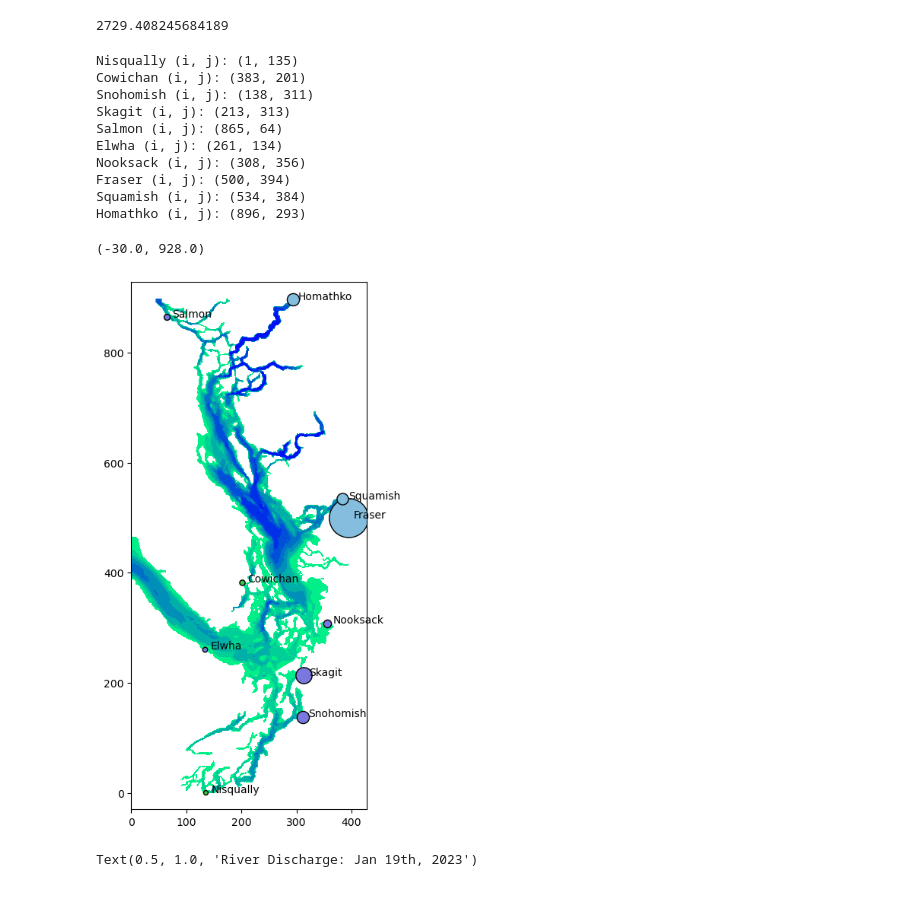
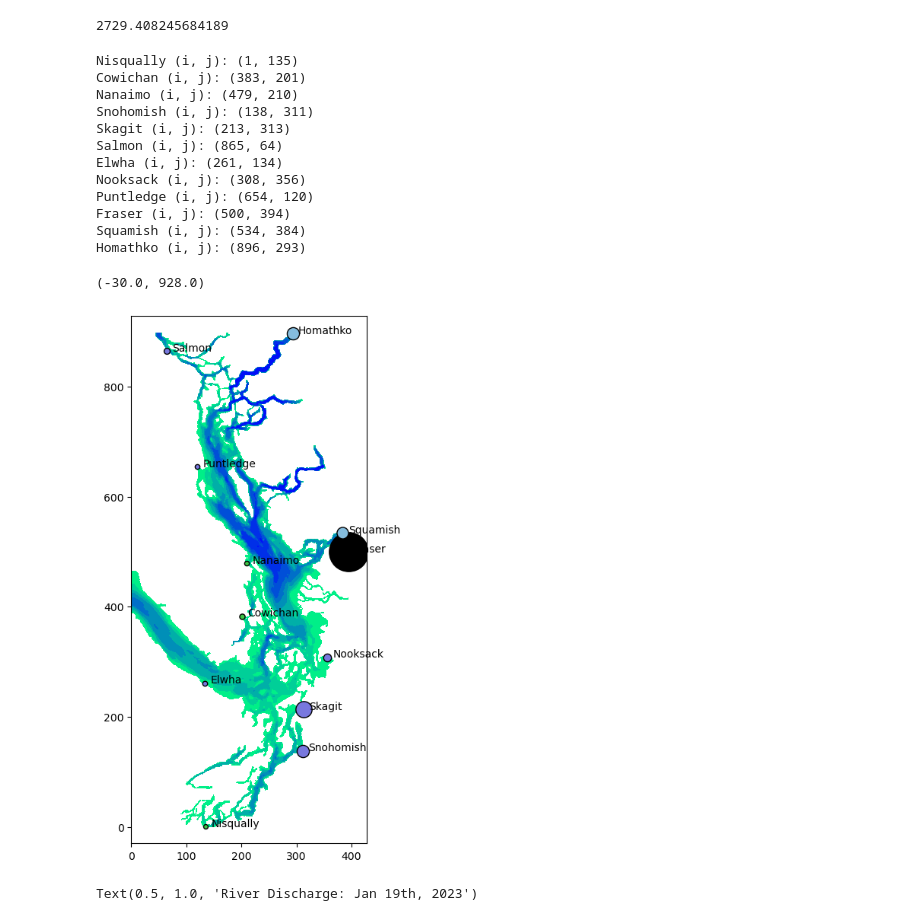
Before and after one commit to SalishSeaCast/analysis-cassidy, a Jupyter notebook: notebooks/compare_daily_river/compare_river_flows.ipynb, the cells around one changed output. Drawn from its saved outputs; the diff is of its cells as text; code cells hidden in the pictures.

```diff
--- a/notebooks/compare_daily_river/compare_river_flows.ipynb
+++ b/notebooks/compare_daily_river/compare_river_flows.ipynb
@@ -35,4 +35,8 @@ Cowichan_Lake = pd.read_csv('CowichanLake.csv',header=1)
 Cowichan_Lake = Cowichan_Lake[Cowichan_Lake['PARAM'] == 1]
 Fraser = pd.read_csv('Fraser_Hope.csv',header=1)
 Fraser = Fraser[Fraser['PARAM'] == 1]
+Nanaimo = pd.read_csv('NanaimoCassidy.csv',header=1)
+Nanaimo = Nanaimo[Nanaimo['PARAM'] == 1]
+Puntledge = pd.read_csv('PuntledgeCourtney.csv',header=1)
+Puntledge = Puntledge[Puntledge['PARAM'] == 1]
 # Elwha = pd.read_csv('ElwhaMcdonald.csv',header=1)
@@ -144,3 +179,18 @@ Cowichan_Lake = pd.DataFrame(np.vstack((January.to_numpy(), February.to_numpy(),
+# %%
+January = wrangle_df(Puntledge, 'Jan', 1, 31)
+February = wrangle_df(Puntledge, 'Feb', 2, 28)
+March = wrangle_df(Puntledge, 'Mar', 3, 31)
+April = wrangle_df(Puntledge, 'Apr', 4, 30)
+May = wrangle_df(Puntledge, 'May', 5, 31)
+June = wrangle_df(Puntledge, 'Jun', 6, 30)
+July = wrangle_df(Puntledge, 'Jul', 7, 31)
+August = wrangle_df(Puntledge, 'Aug', 8, 31)
+September = wrangle_df(Puntledge, 'Sep', 9, 30)
+October = wrangle_df(Puntledge, 'Oct', 10, 31)
+November = wrangle_df(Puntledge, 'Nov', 11, 30)
+December = wrangle_df(Puntledge, 'Dec', 12, 31)
+
+Puntledge = pd.DataFrame(np.vstack((January.to_numpy(), February.to_numpy(), March.to_numpy(), April.to_numpy(), May.to_numpy(), June.to_numpy(), July.to_numpy(), August.to_numpy(), September.to_numpy(), October.to_numpy(), November.to_numpy(), December.to_numpy())), columns= ['YYYY', 'DD', 'DISCHARGE', 'MM'])
 # %%
 ## need to add month here? so that i can sort by both
 
@@ -370,3 +420,12 @@ ax.legend()
 # %% [output]
 <matplotlib.legend.Legend at 0x...>
 [figure]
+# %%
+Nanaimo_avg = Nanaimo[['MM', 'DD', 'DISCHARGE']].groupby(by=['MM', 'DD']).mean()
+
+fig, ax = plt.subplots(1, 1, figsize=(9, 4))
+
+ax.plot(range(len(Nanaimo_avg['DISCHARGE'])), Nanaimo_avg['DISCHARGE'])
+
+ax.set_ylabel(r'Flow ($m^3/s$)')
+ax.set_title('Nanaimo gauged river flow avg over all data')
@@ -372,0 +449,9 @@ ax.legend()
+# %%
+Puntledge_avg = Puntledge[['MM', 'DD', 'DISCHARGE']].groupby(by=['MM', 'DD']).mean()
+
+fig, ax = plt.subplots(1, 1, figsize=(9, 4))
+
+ax.plot(range(len(Puntledge_avg['DISCHARGE'])), Puntledge_avg['DISCHARGE'])
+
+ax.set_ylabel(r'Flow ($m^3/s$)')
+ax.set_title('Puntledge gauged river flow avg over all data')
@@ -544,35 +648,39 @@ ax.contourf(bathymetry.Bathymetry[:, :jmax], cmap='winter_r')
 # rainfall
 plot_head('puget','NisquallyMcAllister','Nisqually', '#41c447', np.mean(Nisqually_avg['DISCHARGE'])/2, 'rainfall')
 plot_head('evi_s','Cowichan1','Cowichan', '#41c447', np.mean(Cowichan_avg['DISCHARGE'])/2, 'rainfall')  # others
+plot_head('evi_s','Nanaimo1','Nanaimo', '#41c447', np.mean(Nanaimo_avg['DISCHARGE'])/2, 'rainfall')  # others
 
 # mixed
 plot_head('skagit','SnohomishAllenQuilceda','Snohomish', '#7878de', np.mean(Snohomish_avg['DISCHARGE'])/2, 'mixed')
 plot_head('skagit','Skagit1','Skagit', '#7878de', np.mean(Skagit_avg['DISCHARGE'])/2, 'mixed')  # others
 plot_head('evi_n','SalmonSayward','Salmon', '#7878de', np.mean(Salmon_avg['DISCHARGE'])/2, 'mixed')
 plot_head('jdf','Elwha','Elwha', '#7878de', np.mean(Elwha_avg['DISCHARGE'])/2, 'mixed')
 plot_head('fraser','Nooksack','Nooksack', '#7878de', np.mean(Nooksack_avg['DISCHARGE'])/2, 'mixed')  # others
+plot_head('evi_s','Puntledge','Puntledge', '#7878de', np.mean(Puntledge_avg['DISCHARGE'])/2, 'mixed')  # others
 
 # glacial
-plot_head('fraser','Fraser','Fraser', '#85bdde', np.mean(Fraser_avg['DISCHARGE'])/2, 'glacial')
+plot_head('fraser','Fraser','Fraser', '#000000', np.mean(Fraser_avg['DISCHARGE'])/2, 'snowmelt')
 plot_head('howe','Squamish','Squamish', '#85bdde', np.mean(Squamish_avg['DISCHARGE'])/2, 'glacial')
 plot_head('bute','Homathko','Homathko', '#85bdde', np.mean(Homathko_avg['DISCHARGE'])/2, 'glacial')
 
 # ax.legend()
 ax.set_xlim(jmin, jmax+30)
 ax.set_ylim(imin-30, imax+30)
 # %% [output]
 Nisqually (i, j): (1, 135)
 Cowichan (i, j): (383, 201)
+Nanaimo (i, j): (479, 210)
 Snohomish (i, j): (138, 311)
 Skagit (i, j): (213, 313)
 Salmon (i, j): (865, 64)
 Elwha (i, j): (261, 134)
 Nooksack (i, j): (308, 356)
+Puntledge (i, j): (654, 120)
 Fraser (i, j): (500, 394)
 Squamish (i, j): (534, 384)
 Homathko (i, j): (896, 293)
 (-30.0, 928.0)
-[figure, old version]
+[figure, new version]
 # %%
 imin, imax = 0, 898
 jmin, jmax = 0, 398
```
Also changed, not shown: parts of 10 cells of this notebook, 2 other files.
